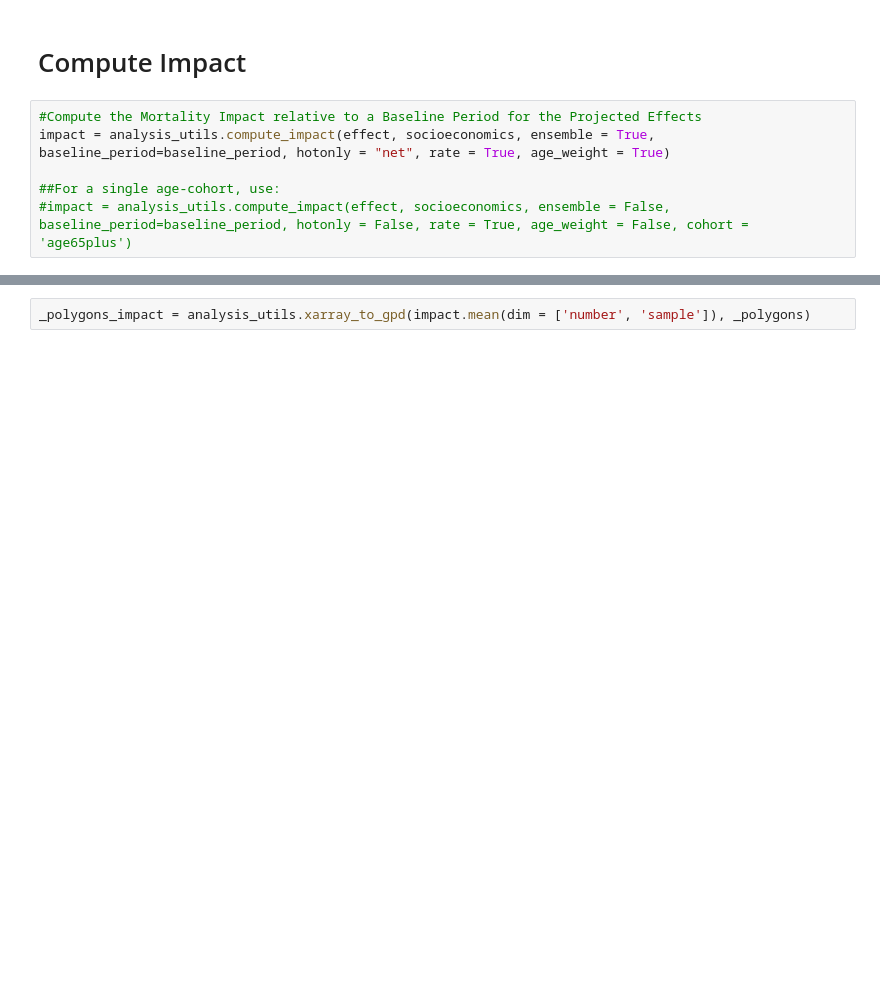
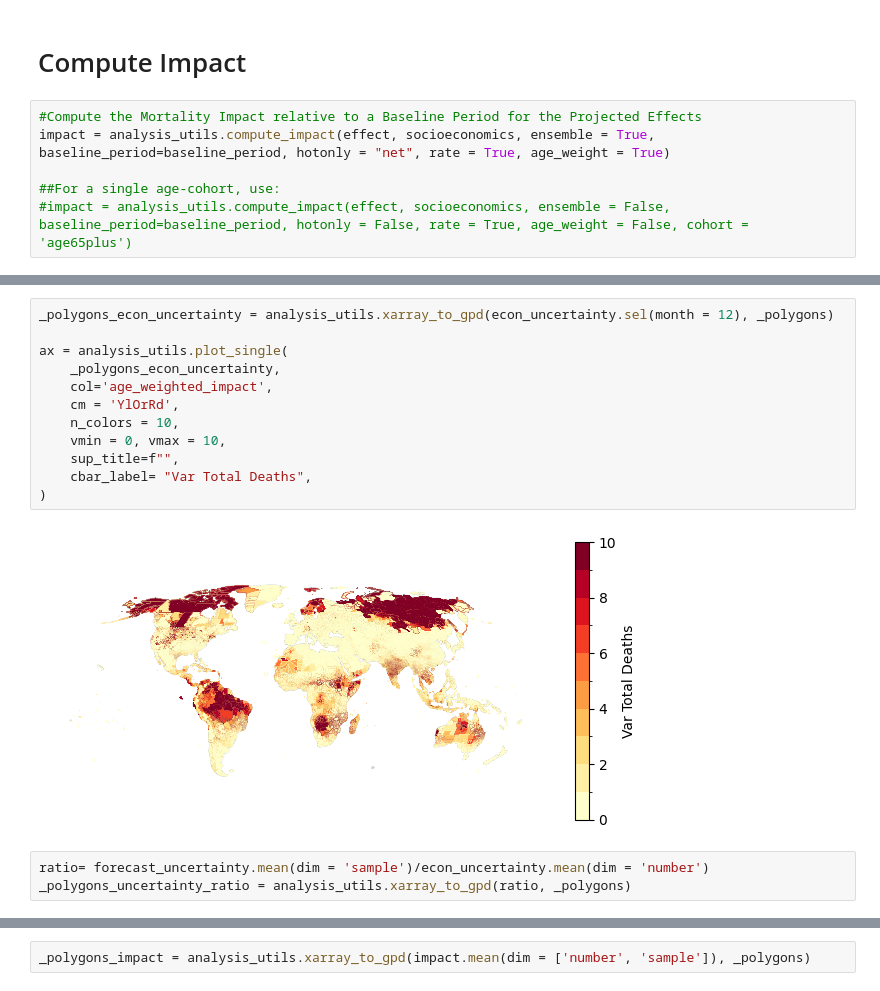
Before and after one commit to ezuetell/poreallas, a Jupyter notebook: analysis/a00_seasonal_forecast_analysis.ipynb, the cells around one changed output, grey strips where cells are left out. Saved outputs shown, nothing was run; the diff lists cells and outputs as text; blank space fills up the shorter version.

```diff
--- a/analysis/a00_seasonal_forecast_analysis.ipynb
+++ b/analysis/a00_seasonal_forecast_analysis.ipynb
@@ -83,0 +128,17 @@ impact = analysis_utils.compute_impact(effect, socioeconomics, ensemble = True,
+# %%
+_polygons_econ_uncertainty = analysis_utils.xarray_to_gpd(econ_uncertainty.sel(month = 12), _polygons)
+
+ax = analysis_utils.plot_single(
+    _polygons_econ_uncertainty,
+    col='age_weighted_impact',
+    cm = 'YlOrRd',
+    n_colors = 10,
+    vmin = 0, vmax = 10,
+    sup_title=f"",
+    cbar_label= "Var Total Deaths",
+)
+# %% [output]
+[figure, added]
+# %%
+ratio= forecast_uncertainty.mean(dim = 'sample')/econ_uncertainty.mean(dim = 'number')
+_polygons_uncertainty_ratio = analysis_utils.xarray_to_gpd(ratio, _polygons)
```
Also changed, not shown: parts of 10 cells of this notebook, 5 other files.
